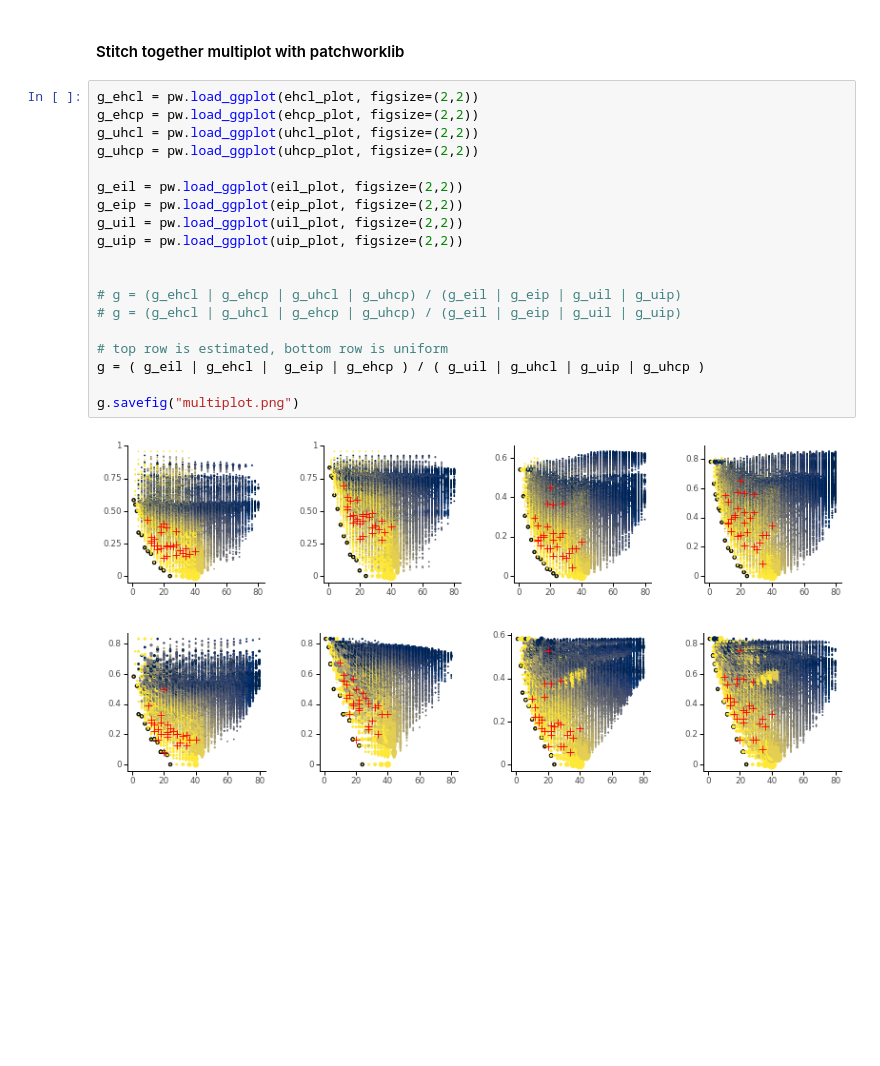
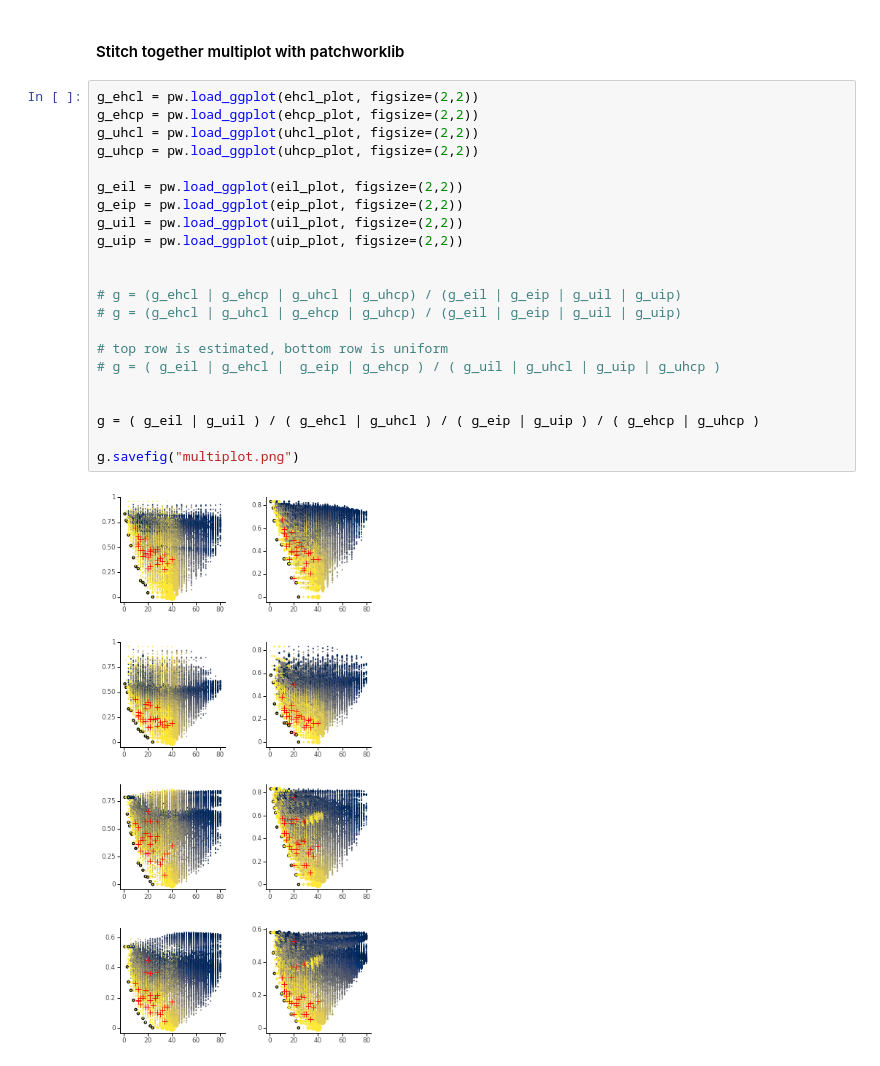
Before and after one commit to nathimel/modals-effcomm, a Jupyter notebook: src/notebooks/multiplot.ipynb, the cells around one changed output. Drawn from its saved outputs; the diff is of its cells as text; blank space fills up the shorter version.

```diff
--- a/src/notebooks/multiplot.ipynb
+++ b/src/notebooks/multiplot.ipynb
@@ -230,21 +232,24 @@ uip_plot =  (
 # %%
 g_ehcl = pw.load_ggplot(ehcl_plot, figsize=(2,2))
 g_ehcp = pw.load_ggplot(ehcp_plot, figsize=(2,2))
 g_uhcl = pw.load_ggplot(uhcl_plot, figsize=(2,2))
 g_uhcp = pw.load_ggplot(uhcp_plot, figsize=(2,2))
 
 g_eil = pw.load_ggplot(eil_plot, figsize=(2,2))
 g_eip = pw.load_ggplot(eip_plot, figsize=(2,2))
 g_uil = pw.load_ggplot(uil_plot, figsize=(2,2))
 g_uip = pw.load_ggplot(uip_plot, figsize=(2,2))
 
 
 # g = (g_ehcl | g_ehcp | g_uhcl | g_uhcp) / (g_eil | g_eip | g_uil | g_uip)
 # g = (g_ehcl | g_uhcl | g_ehcp | g_uhcp) / (g_eil | g_eip | g_uil | g_uip)
 
 # top row is estimated, bottom row is uniform
-g = ( g_eil | g_ehcl |  g_eip | g_ehcp ) / ( g_uil | g_uhcl | g_uip | g_uhcp )
+# g = ( g_eil | g_ehcl |  g_eip | g_ehcp ) / ( g_uil | g_uhcl | g_uip | g_uhcp )
+
+
+g = ( g_eil | g_uil ) / ( g_ehcl | g_uhcl ) / ( g_eip | g_uip ) / ( g_ehcp | g_uhcp )
 
 g.savefig("multiplot.png")
 # %% [output]
-[figure, old version]
+[figure, new version]
```
Also changed, not shown: parts of 1 cell of this notebook, 2 other files.
